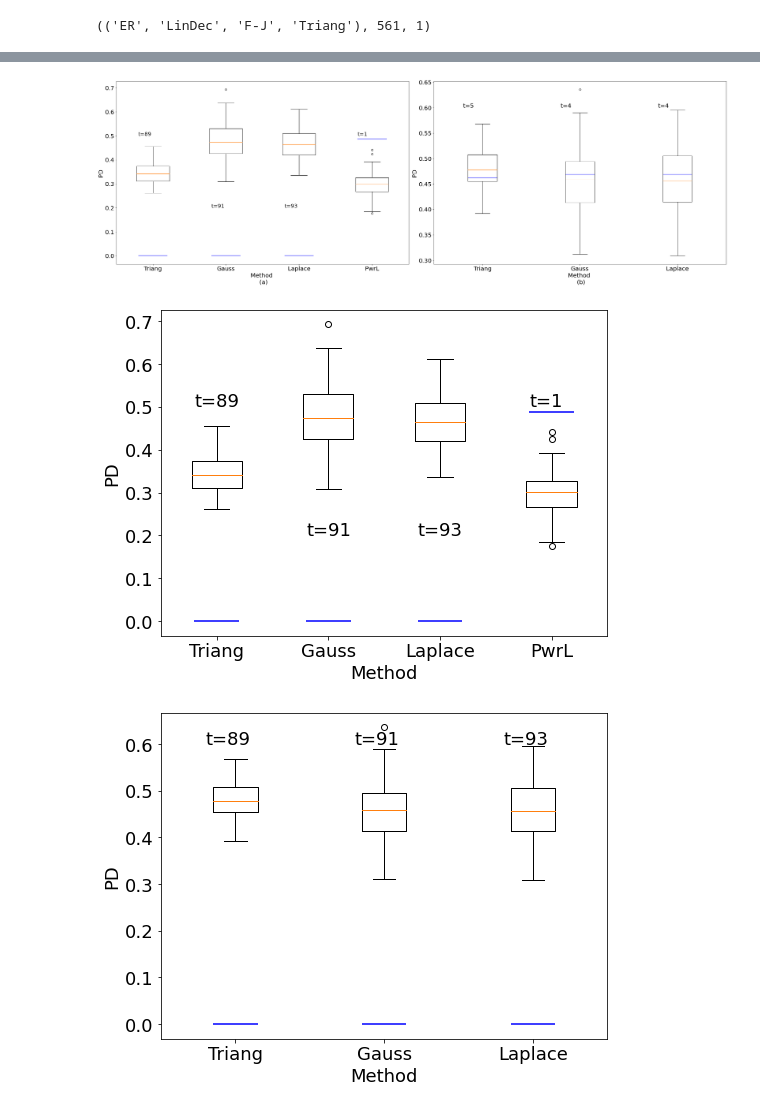
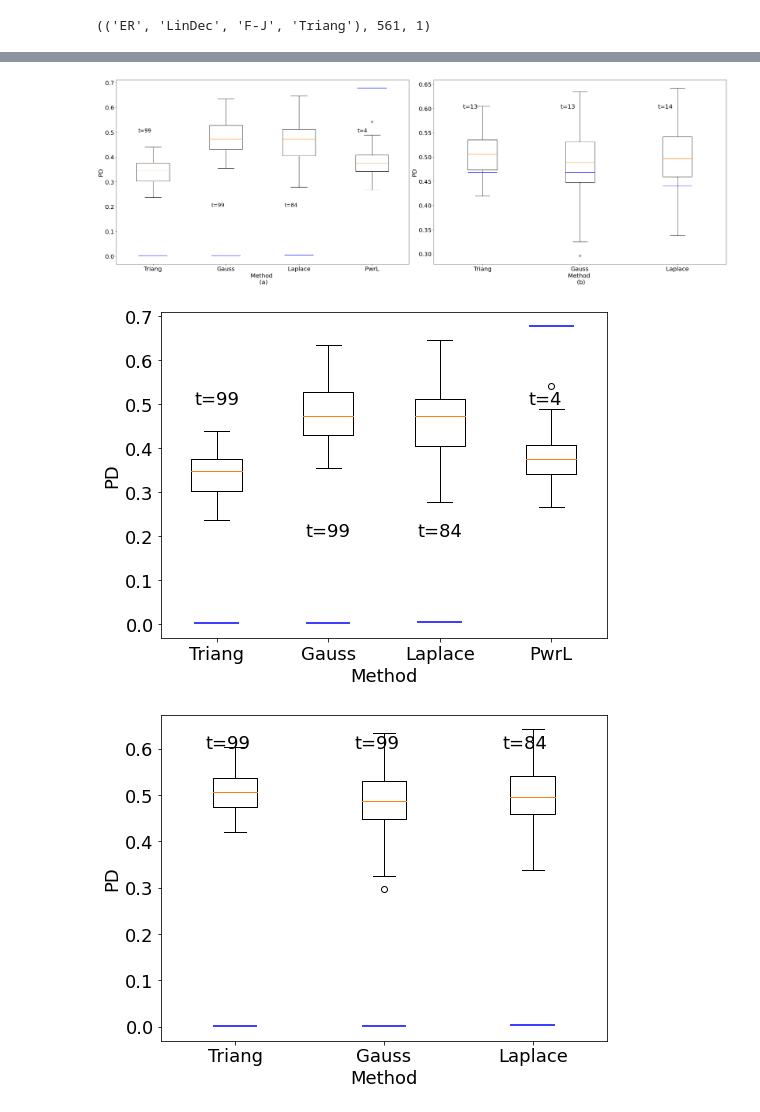
Before and after one commit to Yperidis/ThreatPerception, a Jupyter notebook: Graph_production.ipynb, the cells around one changed output, grey strips where cells are left out. Drawn from its saved outputs; the diff is of its cells as text; code cells hidden in the pictures.

Commit message:
Modifications accommodating the SIR danger progression

```diff
--- a/Graph_production.ipynb
+++ b/Graph_production.ipynb
@@ -60,6 +60,7 @@ AG = fn.NetworkSetup(CityScaledInfos, Type='ER', pER=2e-3)
 # %%
 #### SIMULATION
 Danger, Estimate, Influence, AgDanger, AgEstimate, AgInfluence = {}, {}, {}, {}, {}, {}
+prog = 'SIR'
 for run in Runs:
     np.random.seed(run)
 
@@ -75,7 +76,7 @@ for run in Runs:
 
         AgDangers, AgEstimates, AgInfluences, CellDangers = {}, {}, {}, {}
         for time in Runtime:
-            fn.SpatialDangerProgression(AG, time, Tnull, progression='LinDec', T=T, k=1.5, tau=5, N=CitiesScaledPops.sum())  # we assume only linear decay for TD for now
+            fn.SpatialDangerProgression(AG, time, Tnull, progression=prog, T=T, k=1.5, tau=5, N=CitiesScaledPops.sum())  # we assume only linear decay for TD for now
 
             if param[2] == 'F-J':  # influence model block
                 fn.Influence(AG, DistMat, Model='F-J')
@@ -189,7 +214,31 @@ f.close()
 # %% [markdown]
 Loading the averaged agent results for a specific cell
 # %%
-with open("./Data/CellAgDangers", "r") as f:
+# with open("./Data/CellAgDangersLinDec", "r") as f:
+#     data = json.load(f)
+#     dic = json.loads(data)
+#     k = dic.keys()
+#     v = dic.values()
+#     k1 = [eval(i) for i in k]
+#     FinAgDanger = dict(zip(*[k1,v]))
+
+# with open("./Data/CellAgEstimationsLinDec", "r") as f:
+#     data = json.load(f)
+#     dic = json.loads(data)
+#     k = dic.keys()
+#     v = dic.values()
+#     k1 = [eval(i) for i in k]
+#     FinAgEstimate = dict(zip(*[k1,v]))
+
+# with open("./Data/CellAgInfluencesLinDec", "r") as f:
+#     data = json.load(f)
+#     dic = json.loads(data)
+#     k = dic.keys()
+#     v = dic.values()
+#     k1 = [eval(i) for i in k]
+#     FinAgInfluence = dict(zip(*[k1,v]))
+
+with open("./Data/CellAgDangersSIR", "r") as f:
     data = json.load(f)
     dic = json.loads(data)
     k = dic.keys()
@@ -197,7 +246,7 @@ with open("./Data/CellAgDangers", "r") as f:
     k1 = [eval(i) for i in k]
     FinAgDanger = dict(zip(*[k1,v]))
 
-with open("./Data/CellAgEstimations", "r") as f:
+with open("./Data/CellAgEstimationsSIR", "r") as f:
     data = json.load(f)
     dic = json.loads(data)
     k = dic.keys()
@@ -205,7 +254,7 @@ with open("./Data/CellAgEstimations", "r") as f:
     k1 = [eval(i) for i in k]
     FinAgEstimate = dict(zip(*[k1,v]))
 
-with open("./Data/CellAgInfluences", "r") as f:
+with open("./Data/CellAgInfluencesSIR", "r") as f:
     data = json.load(f)
     dic = json.loads(data)
     k = dic.keys()
@@ -445,7 +572,7 @@ plt.tick_params(labelsize=20)
 plt.xticks([1,2,3,4], ['Triang', 'Gauss', 'Laplace', 'PwrL'])
 for t,x,y,Xl,Xh in zip(TimesMax,[0.8, 1.8, 2.8, 3.8],[0.5, 0.2, 0.2, 0.5],[0.8, 1.8, 2.8, 3.8],[1.2, 2.2, 3.2, 4.2]):
     plt.text(x,y, 't='+str(t), fontsize=18)
-    plt.hlines(CellDanger['Shanghai'][t], xmin=Xl, xmax=Xh, colors='b')  # Node danger
+    plt.hlines(CellDanger['Shanghai'][t-1], xmin=Xl, xmax=Xh, colors='b')  # Node danger. For the SIR case do t-1
 
 plt.subplot(122)
 plt.boxplot(DataMin[:-1])
@@ -458,24 +585,24 @@ for t,x,y,Xl,Xh in zip(TimesMin,[0.8, 1.8, 2.8],[0.6, 0.6, 0.6],[0.85, 1.85, 2.8
     plt.hlines(CellDanger['Shanghai'][t], xmin=Xl, xmax=Xh, colors='b')  # Node danger
 
 plt.tight_layout()
-# plt.savefig('./Manuscript/Images/ShanghaiBoxPlots.pdf')
+# plt.savefig('./Manuscript/Images/ShanghaiBoxPlotsSIR.pdf')
 # %% [output]
-[figure, old version]
+[figure, new version]
 # %%
 DataMax = list( dataMax.values() )
 plt.subplots(figsize=(8,6))
 # plt.title('Snapshot of agent danger spread per region', size=18)
 plt.boxplot(DataMax)
 plt.xlabel('Method', size=18)
 plt.ylabel('PD', size=18)
 plt.tick_params(labelsize=18)
 plt.xticks([1,2,3,4], ['Triang', 'Gauss', 'Laplace', 'PwrL'])
 for t,x,y,Xl,Xh in zip(TimesMax,[0.8, 1.8, 2.8, 3.8],[0.5, 0.2, 0.2, 0.5],[0.8, 1.8, 2.8, 3.8],[1.2, 2.2, 3.2, 4.2]):
     plt.text(x,y, 't='+str(t), fontsize=18)
-    plt.hlines(CellDanger['Shanghai'][t], xmin=Xl, xmax=Xh, colors='b')  # Node danger
+    plt.hlines(CellDanger['Shanghai'][t-1], xmin=Xl, xmax=Xh, colors='b')  # Node danger. FOR SIR CASE: do t-1
 plt.show()
 # %% [output]
-[figure, old version]
+[figure, new version]
 # %%
 DataMin = list( dataMin.values() )
 plt.subplots(figsize=(8,6))
@@ -487,10 +614,10 @@ plt.tick_params(labelsize=18)
 plt.xticks([1,2,3], ['Triang', 'Gauss', 'Laplace'])
 for t,x,y,Xl,Xh in zip(TimesMax,[0.8, 1.8, 2.8],[0.6, 0.6, 0.6],[0.85, 1.85, 2.85],[1.15, 2.15, 3.15]):
     plt.text(x,y, 't='+str(t), fontsize=18)
-    plt.hlines(CellDanger['Shanghai'][t], xmin=Xl, xmax=Xh, colors='b')  # Node danger
+    plt.hlines(CellDanger['Shanghai'][t-1], xmin=Xl, xmax=Xh, colors='b')  # Node danger. FOR SIR CASE: do t-1
 plt.show()
 # %% [output]
-[figure, old version]
+[figure, new version]
 # %%
 # Cell aggregate agent danger perception, estimate and influence for a cell
 plt.figure(figsize=(30,5))
```
Also changed, not shown: parts of 8 cells of this notebook.
